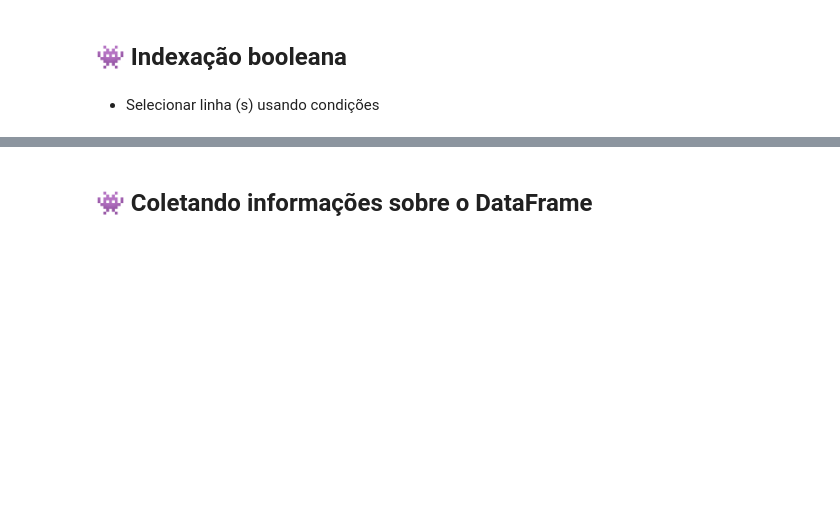
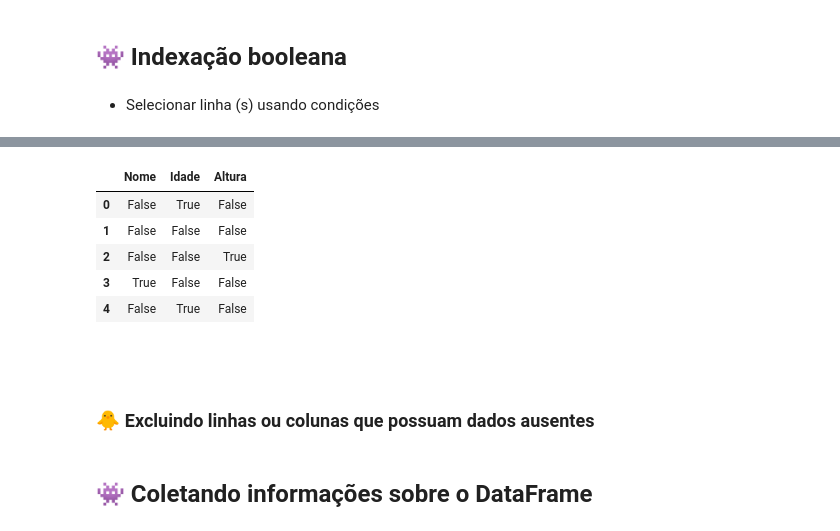
Before and after one commit to huanbarrosn/estudo_ds, a Jupyter notebook: programacao/pandas/series_e_dataframe.ipynb, the cells around one changed output, grey strips where cells are left out. Drawn from its saved outputs; the diff is of its cells as text; code cells hidden in the pictures; blank space fills up the shorter version.

```diff
--- a/programacao/pandas/series_e_dataframe.ipynb
+++ b/programacao/pandas/series_e_dataframe.ipynb
@@ -1797,3 +2007,17 @@ Utilizando loc e iloc:
+# %%
+# Verificando dados asentes com isna
+df.isnull()
+# %% [output]
+|  | Nome | Idade | Altura |
+| 0 | False | True | False |
+| 1 | False | False | False |
+| 2 | False | False | True |
+| 3 | True | False | False |
+| 4 | False | True | False |
+# %% [markdown]
+<br>
+# %% [markdown]
+###  🐥 <font size=4>Excluindo linhas ou colunas que possuam dados ausentes<font>
 # %% [markdown]
 ## 👾 <font size=5>Coletando informações sobre o DataFrame<font>
 # %% [markdown]
```
Also changed, not shown: parts of 46 cells of this notebook.
